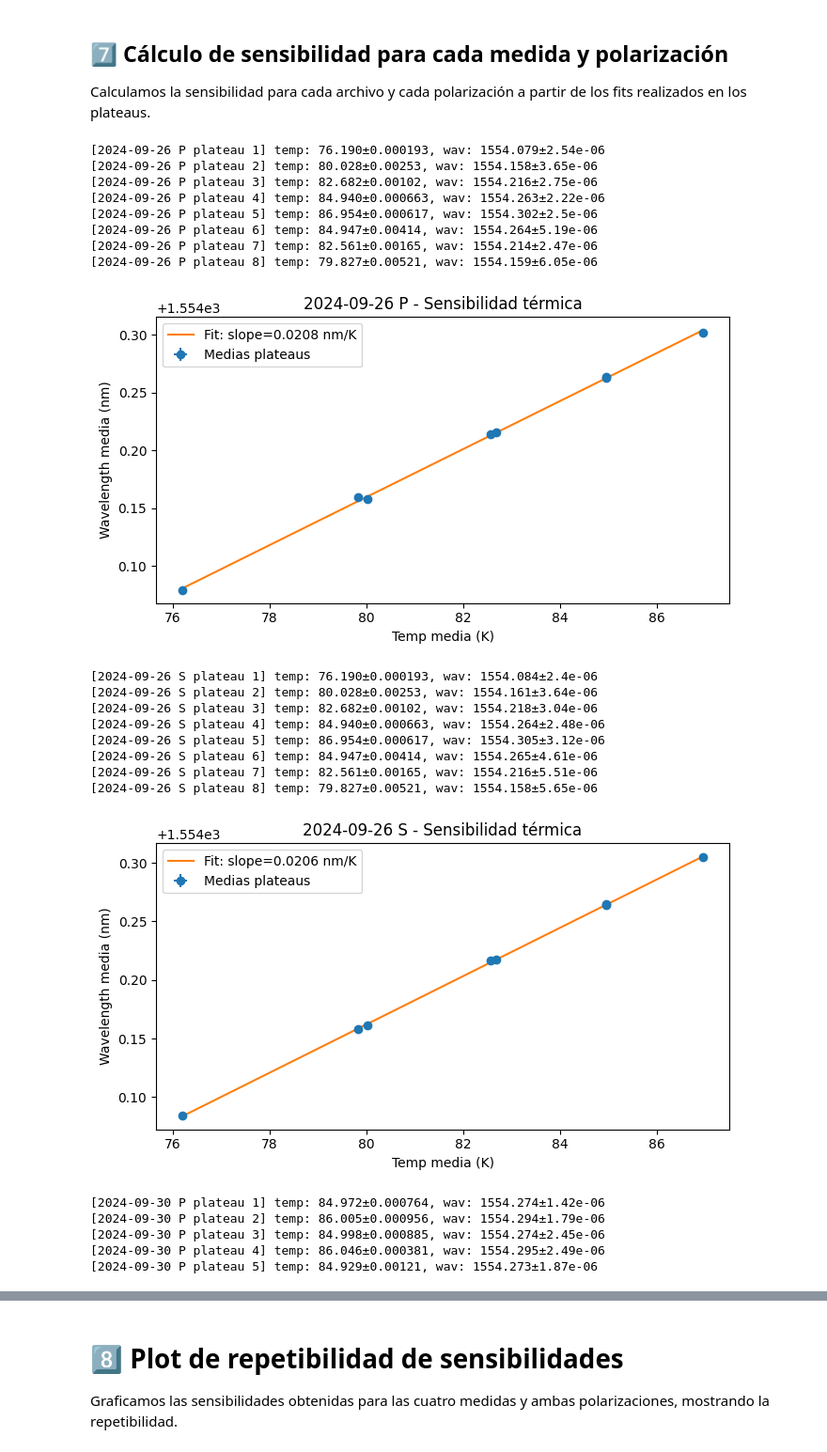
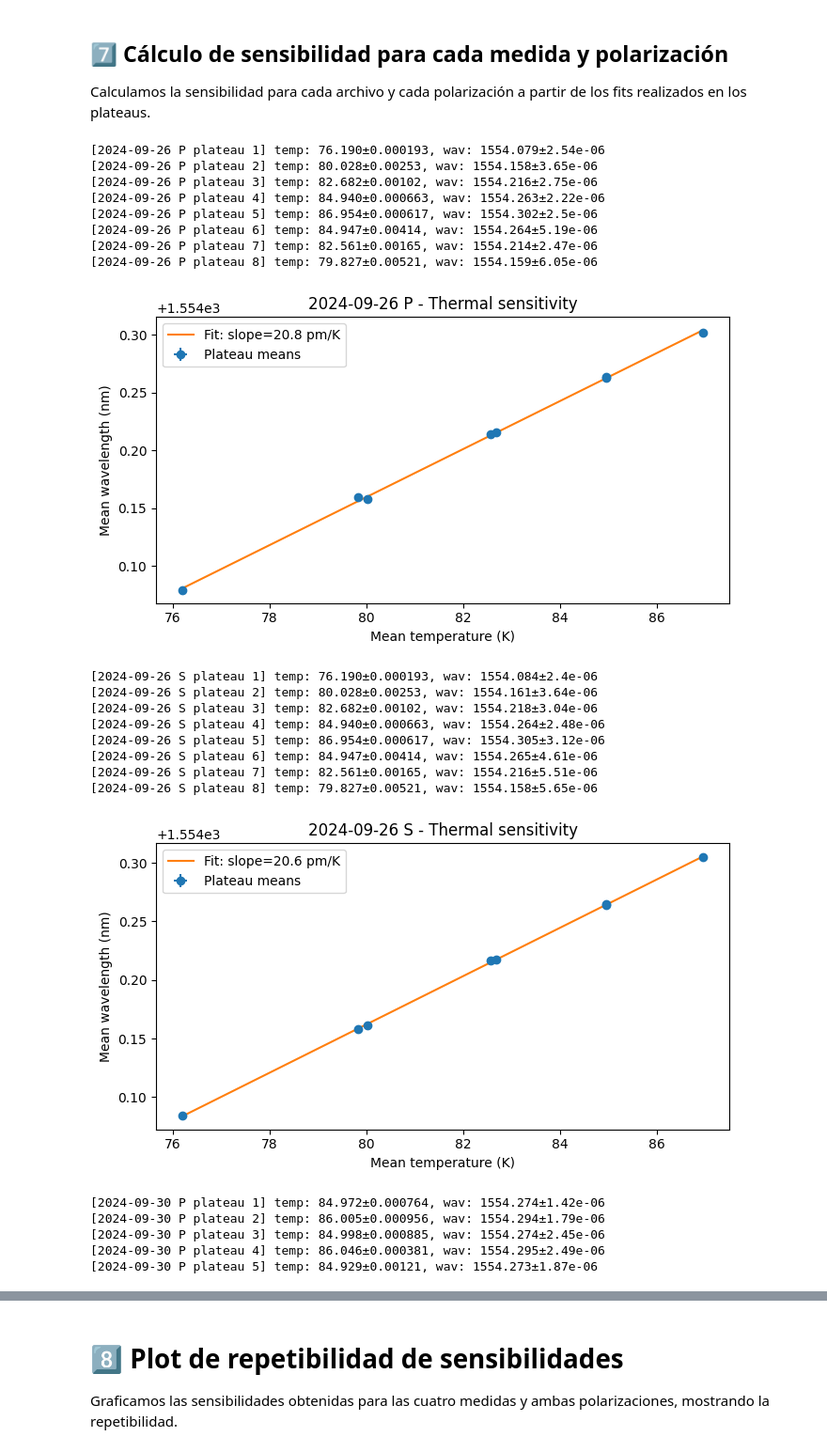
Before and after one commit to garpol/rtd-calibration-ana, a Jupyter notebook: FBG_Sensitivity_Analysis/Analisis_FBG_PEEK1_450um_4dias.ipynb, the cells around one changed output, grey strips where cells are left out. Shown at 94% size. Saved outputs shown, nothing was run; the diff lists cells and outputs as text; code cells hidden in the pictures.

```diff
--- a/FBG_Sensitivity_Analysis/Analisis_FBG_PEEK1_450um_4dias.ipynb
+++ b/FBG_Sensitivity_Analysis/Analisis_FBG_PEEK1_450um_4dias.ipynb
@@ -559,7 +559,7 @@ for fecha in datos:
 ## 7️⃣ Cálculo de sensibilidad para cada medida y polarización
 Calculamos la sensibilidad para cada archivo y cada polarización a partir de los fits realizados en los plateaus.
 # %%
-# Sensibilidad global: ajuste lineal de medias de cada plateau (wav_media vs temp_media) usando medias independientes en cada canal
+# Global sensitivity: linear fit of means of each plateau (wav_mean vs temp_mean) using independent means per channel, in pm/K
 from scipy.stats import linregress
 
 def media_y_error(x):
@@ -573,11 +573,11 @@ for fecha in datos:
     if fecha not in plateaus:
         continue
     for pol, idx_pol in zip(['P','S'], [0,1]):
-        # Plateaus sobre tiempos de temperatura
+        # Plateaus over temperature times
         times_temp = np.array(datos[fecha]['times_temp'])
         temp = datos[fecha]['temp_val'][:,6] if datos[fecha]['temp_val'].shape[1]>6 else np.full_like(times_temp, np.nan)
         masks_temp = seleccionar_plateaus(times_temp, plateaus[fecha][pol])
-        # Plateaus sobre tiempos de picos
+        # Plateaus over peak times
         times_peak = np.array(datos[fecha]['times_peak'])
         wav = datos[fecha]['wav'][:,idx_pol]
         masks_wav = seleccionar_plateaus(times_peak, plateaus[fecha][pol])
@@ -590,42 +590,42 @@ for fecha in datos:
             wav_medias.append(w_mean)
             wav_errs.append(w_err)
             print(f"[{fecha} {pol} plateau {i_mask+1}] temp: {t_mean:.3f}±{t_err:.3g}, wav: {w_mean:.3f}±{w_err:.3g}")
         temp_medias = np.array(temp_medias)
         wav_medias = np.array(wav_medias)
         temp_errs = np.array(temp_errs)
         wav_errs = np.array(wav_errs)
         mask_valid = ~np.isnan(temp_medias) & ~np.isnan(wav_medias)
         if np.sum(mask_valid) > 1:
             slope, intercept, r, p, std_err = linregress(temp_medias[mask_valid], wav_medias[mask_valid])
             sensibilidad_global.append({'fecha': fecha, 'polarizacion': pol, 'slope': slope, 'std_err': std_err})
-            # Plot con barras de error
+            # Plot with error bars, in pm/K
             plt.figure(figsize=(7,4))
-            plt.errorbar(temp_medias, wav_medias, xerr=temp_errs, yerr=wav_errs, fmt='o', label='Medias plateaus')
+            plt.errorbar(temp_medias, wav_medias, xerr=temp_errs, yerr=wav_errs, fmt='o', label='Plateau means')
             xfit = np.linspace(np.nanmin(temp_medias[mask_valid]), np.nanmax(temp_medias[mask_valid]), 50)
             yfit = slope*xfit + intercept
-            plt.plot(xfit, yfit, '-', label=f'Fit: slope={slope:.3g} nm/K')
-            plt.xlabel('Temp media (K)')
-            plt.ylabel('Wavelength media (nm)')
-            plt.title(f'{fecha} {pol} - Sensibilidad térmica')
+            plt.plot(xfit, yfit, '-', label=f'Fit: slope={slope*1000:.1f} pm/K')
+            plt.xlabel('Mean temperature (K)')
+            plt.ylabel('Mean wavelength (nm)')
+            plt.title(f'{fecha} {pol} - Thermal sensitivity')
             plt.legend()
             plt.tight_layout()
             plt.show()
         else:
-            print(f'[AVISO] No hay suficientes plateaus válidos para ajuste en {fecha} {pol}')
-# Mostrar tabla resumen de sensibilidades globales
+            print(f'[WARNING] Not enough valid plateaus for fit in {fecha} {pol}')
+# Show summary table of global sensitivities
 import pandas as pd
 df_sens_global = pd.DataFrame(sensibilidad_global)
 display(df_sens_global)
 # %% [output]
 [2024-09-26 P plateau 1] temp: 76.190±0.000193, wav: 1554.079±2.54e-06
 [2024-09-26 P plateau 2] temp: 80.028±0.00253, wav: 1554.158±3.65e-06
 [2024-09-26 P plateau 3] temp: 82.682±0.00102, wav: 1554.216±2.75e-06
 [2024-09-26 P plateau 4] temp: 84.940±0.000663, wav: 1554.263±2.22e-06
 [2024-09-26 P plateau 5] temp: 86.954±0.000617, wav: 1554.302±2.5e-06
 [2024-09-26 P plateau 6] temp: 84.947±0.00414, wav: 1554.264±5.19e-06
 [2024-09-26 P plateau 7] temp: 82.561±0.00165, wav: 1554.214±2.47e-06
 [2024-09-26 P plateau 8] temp: 79.827±0.00521, wav: 1554.159±6.05e-06
-[figure, old version]
+[figure, new version]
 [2024-09-26 S plateau 1] temp: 76.190±0.000193, wav: 1554.084±2.4e-06
 [2024-09-26 S plateau 2] temp: 80.028±0.00253, wav: 1554.161±3.64e-06
 [2024-09-26 S plateau 3] temp: 82.682±0.00102, wav: 1554.218±3.04e-06
@@ -634,7 +634,7 @@ display(df_sens_global)
 [2024-09-26 S plateau 6] temp: 84.947±0.00414, wav: 1554.265±4.61e-06
 [2024-09-26 S plateau 7] temp: 82.561±0.00165, wav: 1554.216±5.51e-06
 [2024-09-26 S plateau 8] temp: 79.827±0.00521, wav: 1554.158±5.65e-06
-[figure, old version]
+[figure, new version]
 [2024-09-30 P plateau 1] temp: 84.972±0.000764, wav: 1554.274±1.42e-06
 [2024-09-30 P plateau 2] temp: 86.005±0.000956, wav: 1554.294±1.79e-06
 [2024-09-30 P plateau 3] temp: 84.998±0.000885, wav: 1554.274±2.45e-06
```
Also changed, not shown: parts of 3 cells of this notebook.
